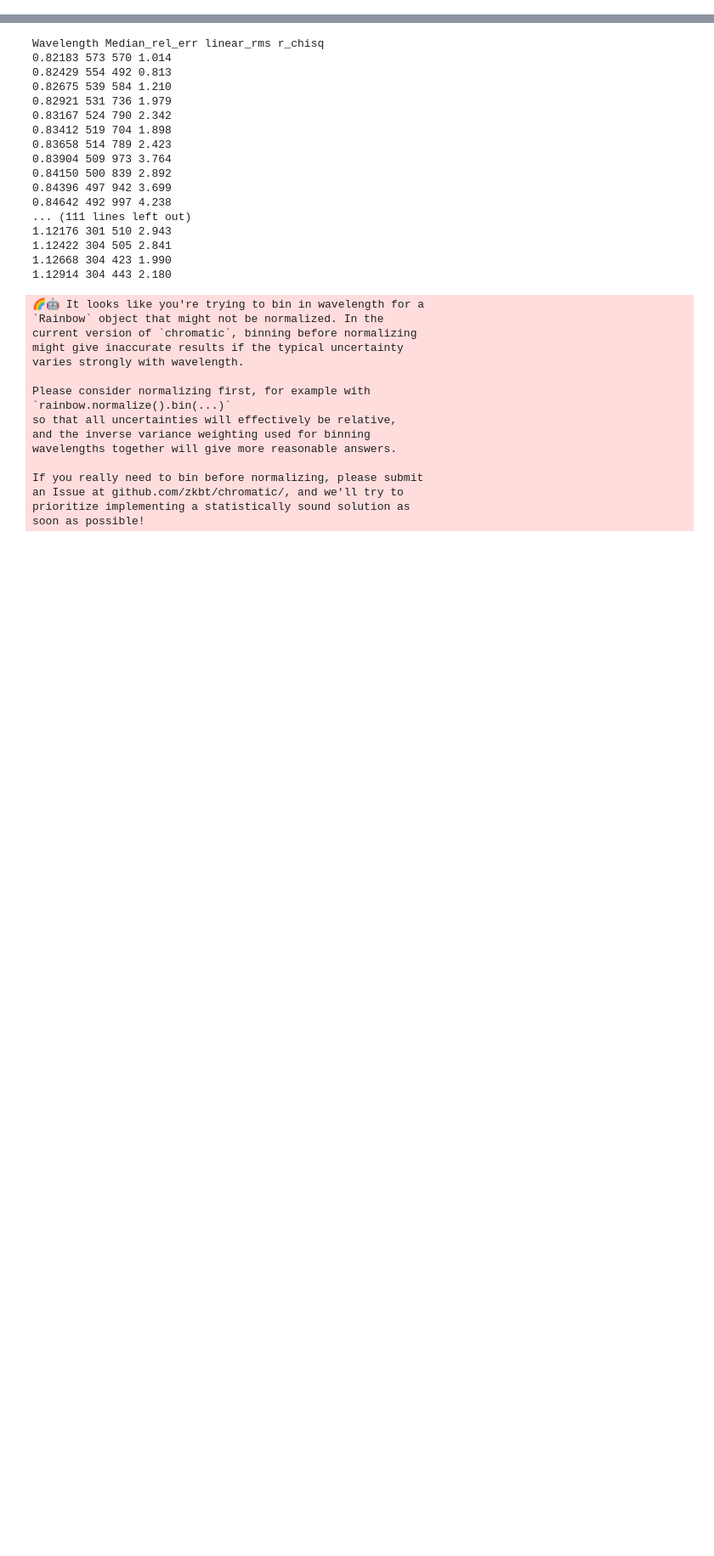
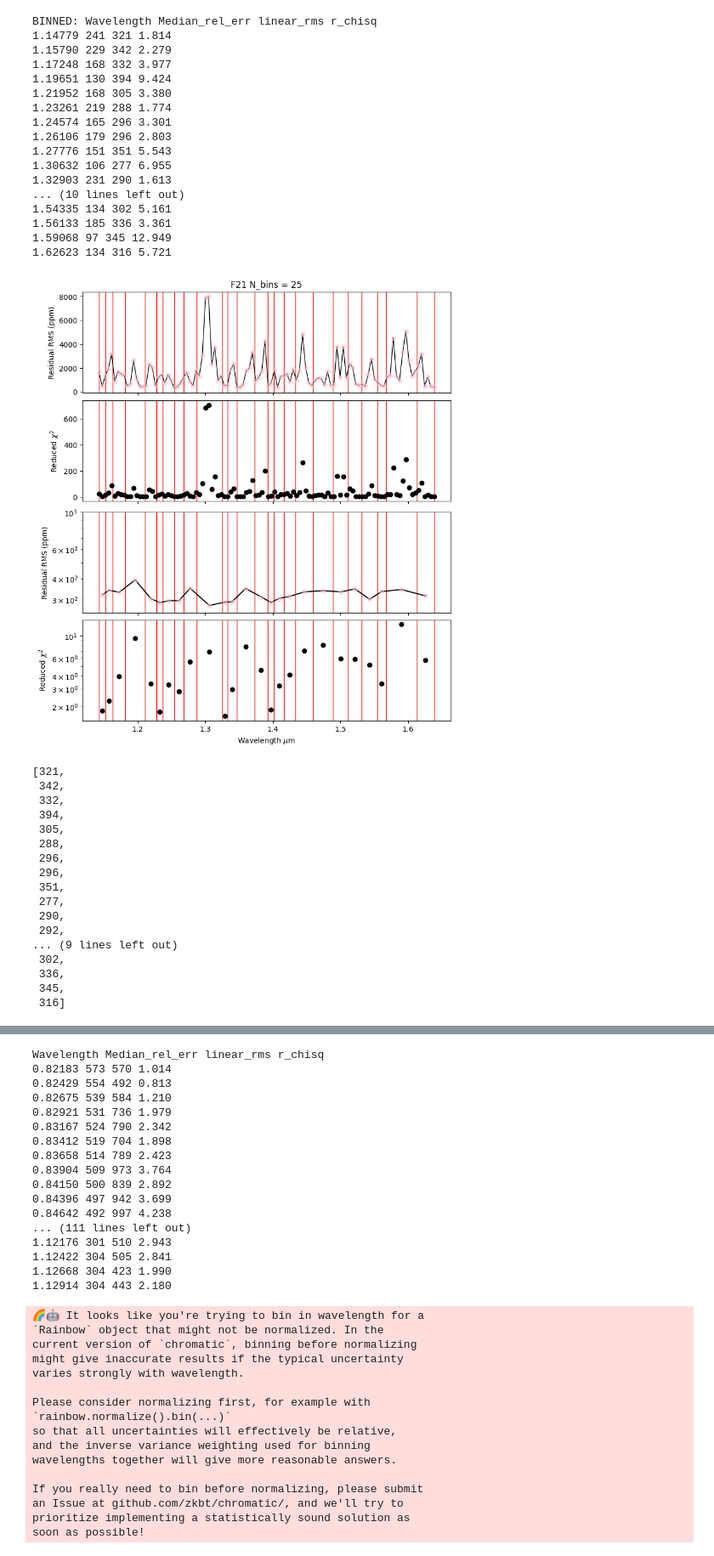
Before and after one commit to will-waalkes/Spot_Treating_AUMicb, a Jupyter notebook: modeling/02-binning/lc_bin_analysis.ipynb, the cells around one changed output, grey strips where cells are left out. Shown at 85% size. Drawn from its saved outputs; the diff is of its cells as text; code cells hidden in the pictures; blank space fills up the shorter version.

```diff
--- a/modeling/02-binning/lc_bin_analysis.ipynb
+++ b/modeling/02-binning/lc_bin_analysis.ipynb
@@ -397,3 +397,48 @@ def bin_testing(visit='F21',bin_edges = None,
 # plt.savefig(f'../../figs/{visit}_rmsvsbinsize.png',dpi=200)
 # plt.show()
 # plt.clf()
+# %%
+F21_bin_edges = np.array([1.14296	,1.15263	,1.16318	,1.18179	,
+# 1.18427	,
+# 1.18951	,
+# 1.20875	,
+1.21123	,1.22782	,1.2374	,1.25408	,
+# 1.25656	,
+1.26804	,
+# 1.2729	,
+1.28748	,
+# 1.31619	,
+# 1.31867	,
+1.32515	,
+# 1.32814	,
+1.33291	,1.34682	,
+# 1.35158	,
+# 1.35406	,
+1.37287	,1.39266	,1.40199	,
+# 1.41097	,
+1.4164	,1.43361	,
+# 1.43922	,
+# 1.45734	,
+1.45982	,
+# 1.46882	,
+# 1.4869	,
+1.48938	,
+1.51175	,
+# 1.52417	,
+# 1.52665	,
+1.53161	,
+# 1.54651	,
+1.55509	,
+# 1.56133	,
+# 1.56381	,
+1.56757	,
+# 1.57646	,
+1.6138	,
+# 1.63372	,
+# 1.63619	,
+1.63867	,]) * u.micron
+
+bin_testing(visit='F21',
+            bin_edges = F21_bin_edges,
+            print_results = True,plot=True)
+# %% [output]
@@ -399,0 +478,35 @@ def bin_testing(visit='F21',bin_edges = None,
+BINNED: Wavelength Median_rel_err linear_rms r_chisq
+1.14779 241 321 1.814
+1.15790 229 342 2.279
+1.17248 168 332 3.977
+1.19651 130 394 9.424
+1.21952 168 305 3.380
+1.23261 219 288 1.774
+1.24574 165 296 3.301
+1.26106 179 296 2.803
+1.27776 151 351 5.543
+1.30632 106 277 6.955
+1.32903 231 290 1.613
+... (10 lines left out)
+1.54335 134 302 5.161
+1.56133 185 336 3.361
+1.59068 97 345 12.949
+1.62623 134 316 5.721
+[figure, added]
+[321,
+ 342,
+ 332,
+ 394,
+ 305,
+ 288,
+ 296,
+ 296,
+ 351,
+ 277,
+ 290,
+ 292,
+... (9 lines left out)
+ 302,
+ 336,
+ 345,
+ 316]
```
Also changed, not shown: parts of 5 cells of this notebook, 5 other files.
